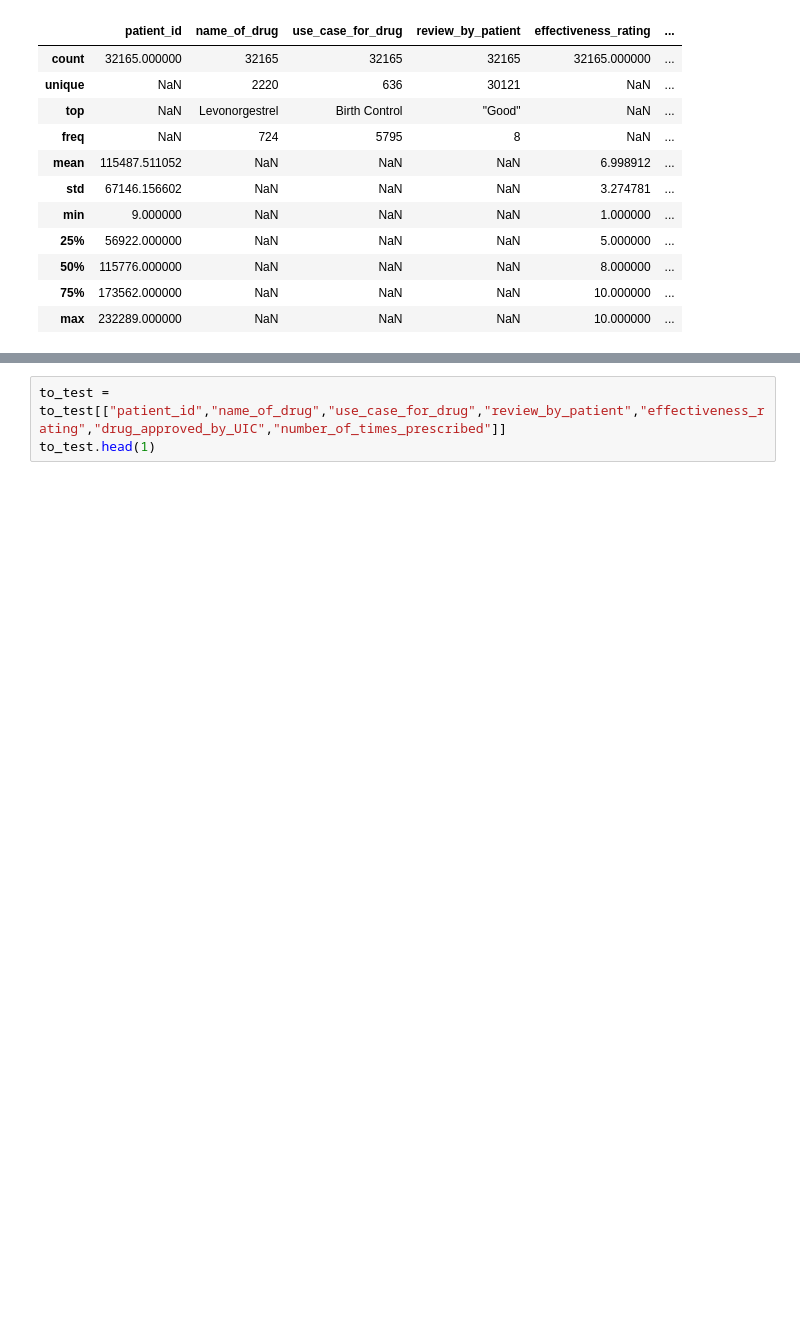
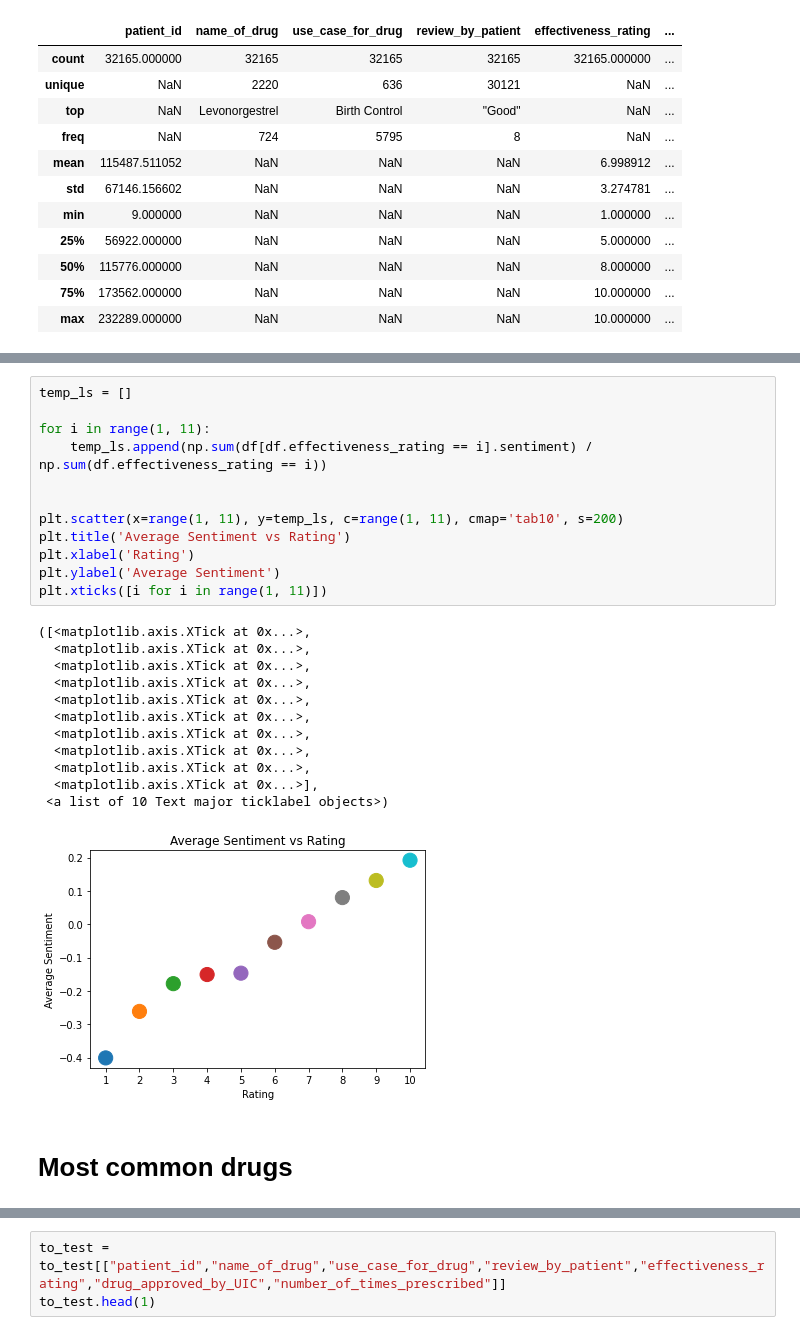
Before and after one commit to bhrt-sharma/HackerEarth-STD-Regression-Challenge, a Jupyter notebook: STD_Hackerearth_Solution.ipynb, the cells around one changed output, grey strips where cells are left out. Saved outputs shown, nothing was run; the diff lists cells and outputs as text; blank space fills up the shorter version.

```diff
--- a/STD_Hackerearth_Solution.ipynb
+++ b/STD_Hackerearth_Solution.ipynb
@@ -51,2 +139,29 @@ df.head(5)
+# %%
+temp_ls = []
+
+for i in range(1, 11):
+    temp_ls.append(np.sum(df[df.effectiveness_rating == i].sentiment) / np.sum(df.effectiveness_rating == i))
+
+
+plt.scatter(x=range(1, 11), y=temp_ls, c=range(1, 11), cmap='tab10', s=200)
+plt.title('Average Sentiment vs Rating')
+plt.xlabel('Rating')
+plt.ylabel('Average Sentiment')
+plt.xticks([i for i in range(1, 11)])
+# %% [output]
+([<matplotlib.axis.XTick at 0x...>,
+  <matplotlib.axis.XTick at 0x...>,
+  <matplotlib.axis.XTick at 0x...>,
+  <matplotlib.axis.XTick at 0x...>,
+  <matplotlib.axis.XTick at 0x...>,
+  <matplotlib.axis.XTick at 0x...>,
+  <matplotlib.axis.XTick at 0x...>,
+  <matplotlib.axis.XTick at 0x...>,
+  <matplotlib.axis.XTick at 0x...>,
+  <matplotlib.axis.XTick at 0x...>],
+ <a list of 10 Text major ticklabel objects>)
+[figure, added]
+# %% [markdown]
+# Most common drugs
 # %% [markdown]
 - there are 2220 **name_of_drug** out of 32165 records
```
Also changed, not shown: parts of 95 cells of this notebook.
